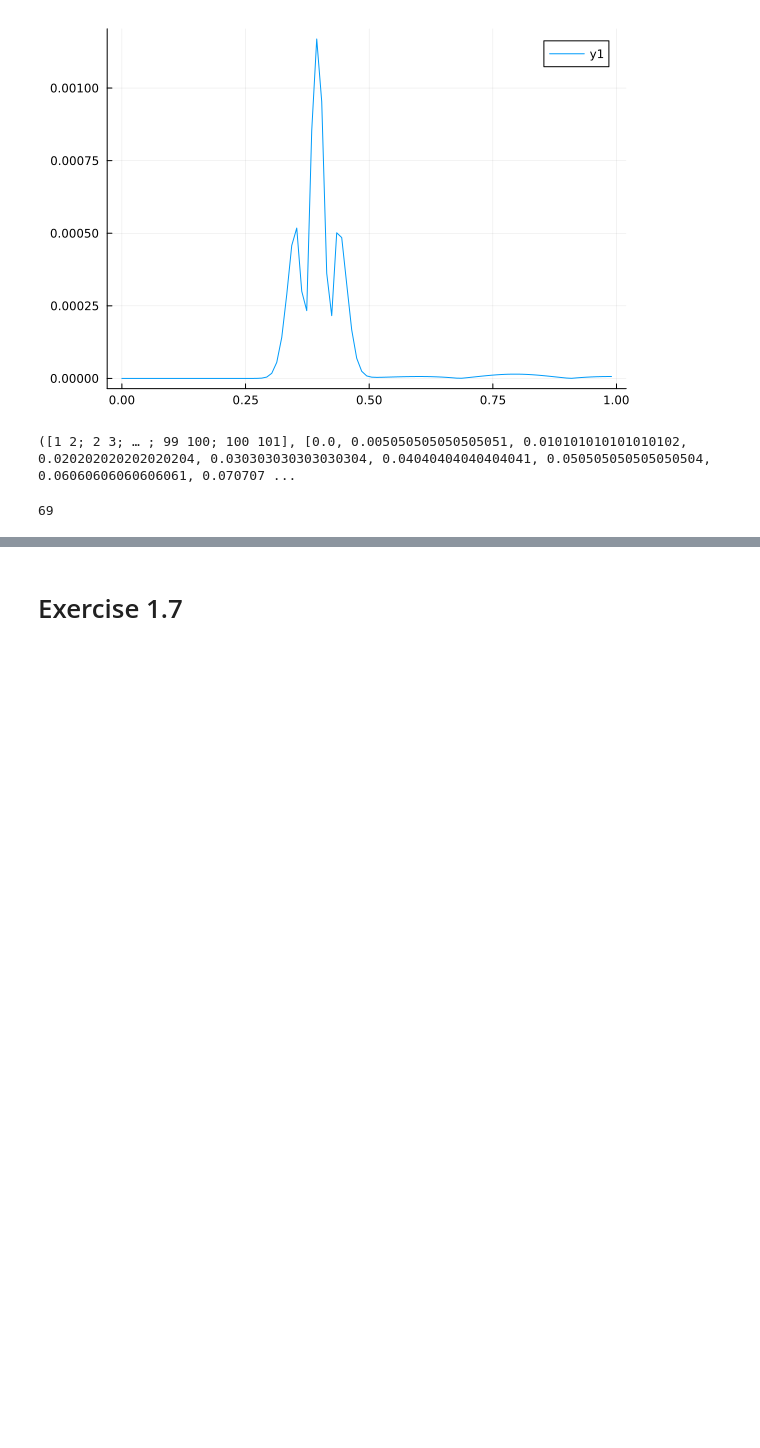
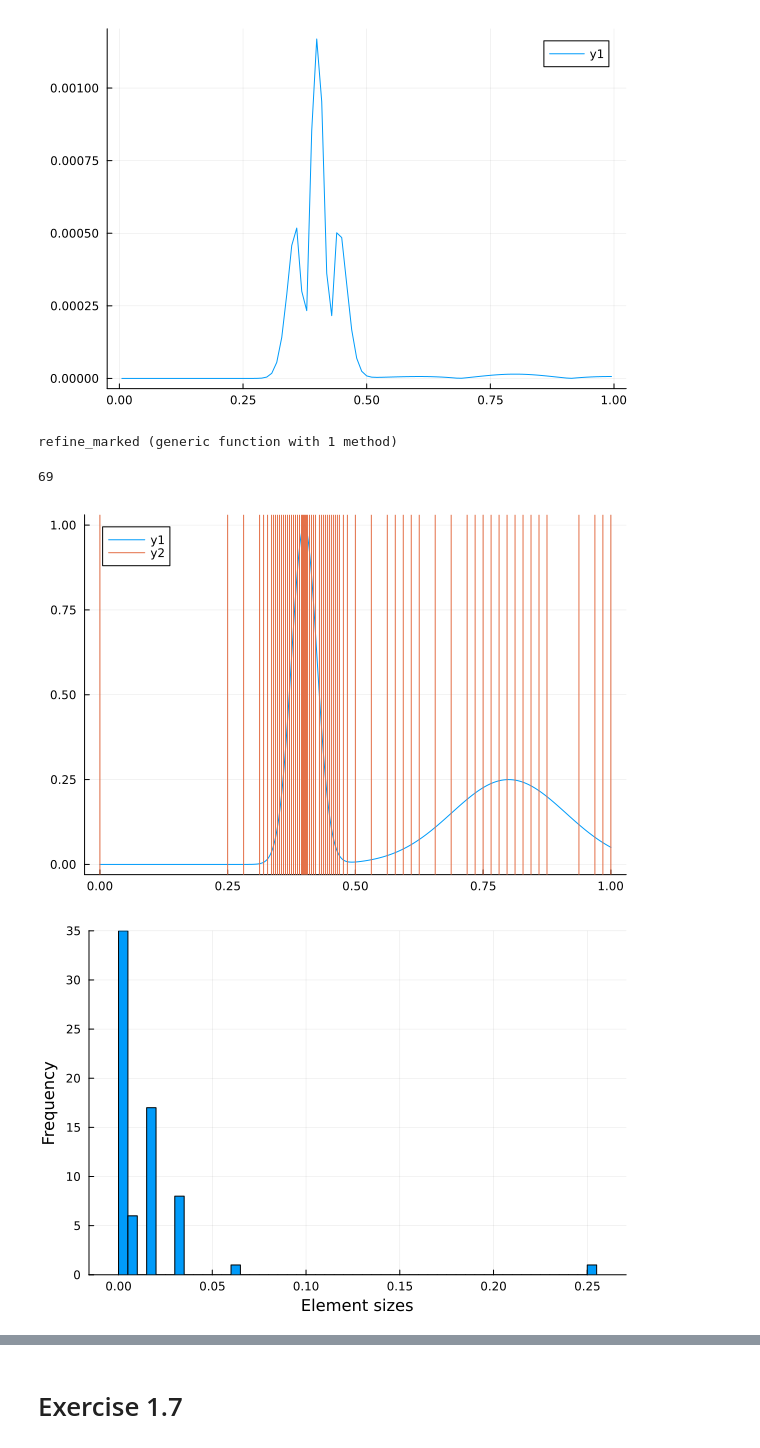
Before and after one commit to jkbch/FEM, a Jupyter notebook: Jakobs_notebook_julia.ipynb, the cells around one changed output, grey strips where cells are left out. Saved outputs shown, nothing was run; the diff lists cells and outputs as text; code cells hidden in the pictures; blank space fills up the shorter version.

```diff
--- a/Jakobs_notebook_julia.ipynb
+++ b/Jakobs_notebook_julia.ipynb
@@ -249,7 +239,7 @@ WARNING: both Plots and LinearAlgebra export "rotate!"; uses of it in module Mai
 # %% [markdown]
 ## a)
 # %%
-function compute_error_decrease(fun::Function, VX::Vector{Float64}, EToV::Matrix{Int64})
+function compute_error_decrease(fun::Function, VX::Vector{Float64}, EToV::Matrix{UInt64})
     M, N = size(EToV)
     err = zeros(M)
 
@@ -271,14 +261,12 @@ M = 100
 VX = collect(range(0, 1, M))
 EToV = hcat(1:M-1, 2:M)
 
-
 err_vec = compute_error_decrease(u_anal, VX, EToV)
-
-plot(VX[1:M-1], err_vec)
+plot((VX[1:M-1] + VX[2:M])/2, err_vec)
 # %% [output]
 [figure]
 # %%
-function refine_marked(EToVcoarse::Matrix{Int64}, xcoarse::Vector{Float64}, idxMarked::Vector{Int64})::Tuple{Matrix{Int64}, Vector{Float64}}
+function refine_marked(EToVcoarse::Matrix{UInt64}, xcoarse::Vector{Float64}, idxMarked::Vector{Int64})::Tuple{Matrix{UInt64}, Vector{Float64}}
     M, N = size(EToVcoarse)
     K = length(idxMarked)
 
@@ -302,25 +290,43 @@ function refine_marked(EToVcoarse::Matrix{Int64}, xcoarse::Vector{Float64}, idxM
     return EToVfine, xfine
 end
 # %% [output]
-([1 2; 2 3; … ; 99 100; 100 101], [0.0, 0.005050505050505051, 0.010101010101010102, 0.020202020202020204, 0.030303030303030304, 0.04040404040404041, 0.050505050505050504, 0.06060606060606061, 0.070707 ...
+refine_marked (generic function with 1 method)
 # %%
 u_anal(x) = exp(-800*(x - 0.4)^2) + 0.25*exp(-40*(x - 0.8)^2)
 M = 3
 VX = collect(range(0, 1, M))
 EToV = hcat(1:M-1, 2:M)
 tolerance = 10^(-4)
+
+mean_errors = []
+point_counts = []
 
 while true
     err = compute_error_decrease(u_anal, VX, EToV)
     idxMarked = findall(err .>= tolerance)
 
     if isempty(idxMarked)
         break
     end
 
+    push!(mean_errors, sum(err) / length(err))
+    push!(point_counts, length(VX))
+
     EToV, VX = refine_marked(EToV, VX, idxMarked)
 end
 
 display(length(VX))
+
+x = collect(range(0, 1, 1000))
+p = plot(x, u_anal.(x))
+vline!(VX)
+display(p)
+
+hs = VX[2:end] - VX[1:end-1]
+display(histogram(hs, bins=100, xlabel="Element sizes", ylabel="Frequency", legend=false))
+
+display(plot(point_counts, mean_errors, xscale=:log10, yscale=:log10))
 # %% [output]
 69
+[figure, added]
+[figure, added]
```
Also changed, not shown: parts of 4 cells of this notebook, 1 other file.
